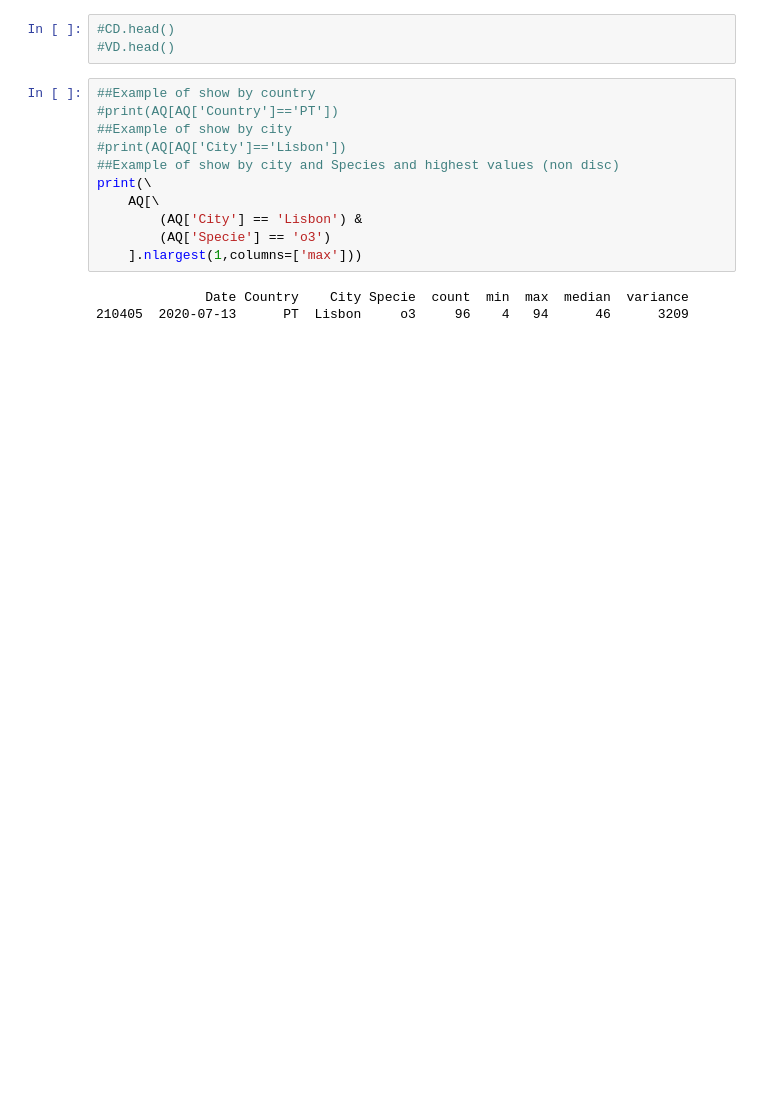
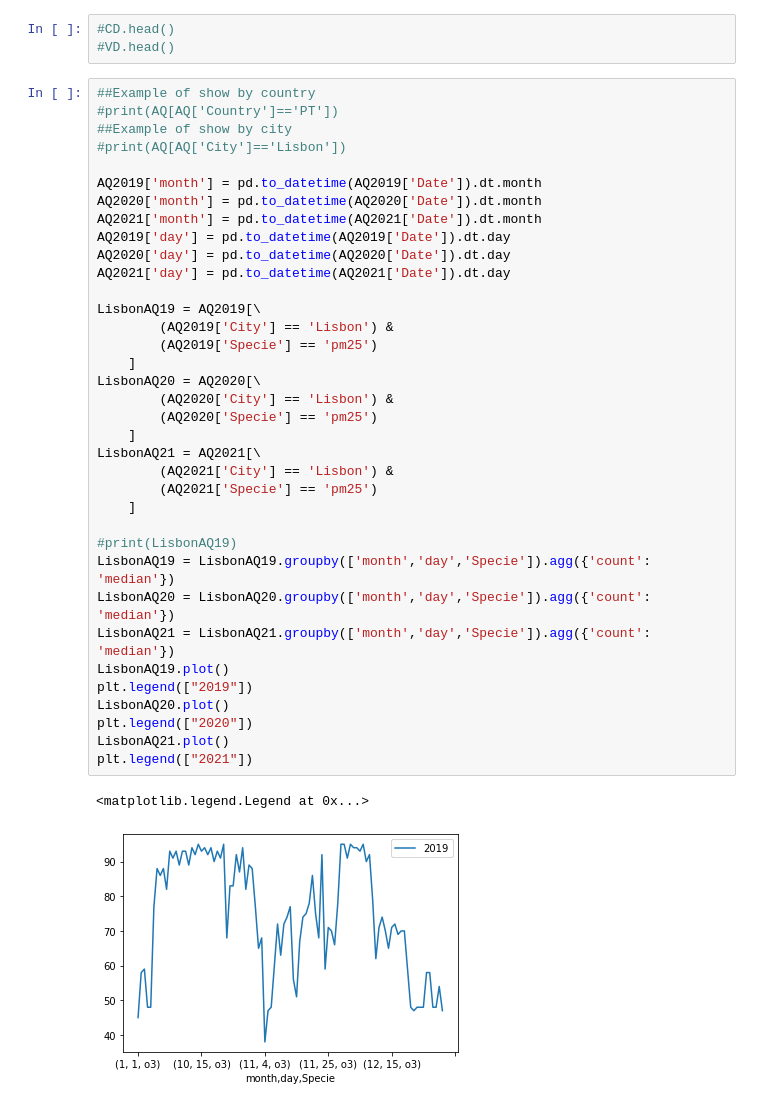
Before and after one commit to 6135/SGD, a Jupyter notebook: PROJ2/Analises.ipynb, the cells around one changed output. Drawn from its saved outputs; the diff is of its cells as text; blank space fills up the shorter version.

```diff
--- a/PROJ2/Analises.ipynb
+++ b/PROJ2/Analises.ipynb
@@ -28,14 +26,39 @@ KeyboardInterrupt:
 # %%
 ##Example of show by country
 #print(AQ[AQ['Country']=='PT'])
 ##Example of show by city
 #print(AQ[AQ['City']=='Lisbon'])
-##Example of show by city and Species and highest values (non disc)
-print(\
-    AQ[\
-        (AQ['City'] == 'Lisbon') &
-        (AQ['Specie'] == 'o3')
-    ].nlargest(1,columns=['max']))
+
+AQ2019['month'] = pd.to_datetime(AQ2019['Date']).dt.month
+AQ2020['month'] = pd.to_datetime(AQ2020['Date']).dt.month
+AQ2021['month'] = pd.to_datetime(AQ2021['Date']).dt.month
+AQ2019['day'] = pd.to_datetime(AQ2019['Date']).dt.day
+AQ2020['day'] = pd.to_datetime(AQ2020['Date']).dt.day
+AQ2021['day'] = pd.to_datetime(AQ2021['Date']).dt.day
+
+LisbonAQ19 = AQ2019[\
+        (AQ2019['City'] == 'Lisbon') &
+        (AQ2019['Specie'] == 'pm25')
+    ]
+LisbonAQ20 = AQ2020[\
+        (AQ2020['City'] == 'Lisbon') &
+        (AQ2020['Specie'] == 'pm25')
+    ]
+LisbonAQ21 = AQ2021[\
+        (AQ2021['City'] == 'Lisbon') &
+        (AQ2021['Specie'] == 'pm25')
+    ]
+
+#print(LisbonAQ19)
+LisbonAQ19 = LisbonAQ19.groupby(['month','day','Specie']).agg({'count': 'median'})
+LisbonAQ20 = LisbonAQ20.groupby(['month','day','Specie']).agg({'count': 'median'})
+LisbonAQ21 = LisbonAQ21.groupby(['month','day','Specie']).agg({'count': 'median'})
+LisbonAQ19.plot()
+plt.legend(["2019"])
+LisbonAQ20.plot()
+plt.legend(["2020"])
+LisbonAQ21.plot()
+plt.legend(["2021"])
 # %% [output]
-              Date Country    City Specie  count  min  max  median  variance
-210405  2020-07-13      PT  Lisbon     o3     96    4   94      46      3209
+<matplotlib.legend.Legend at 0x...>
+[figure, added]
```
Also changed, not shown: parts of 2 cells of this notebook, 1 other file.
